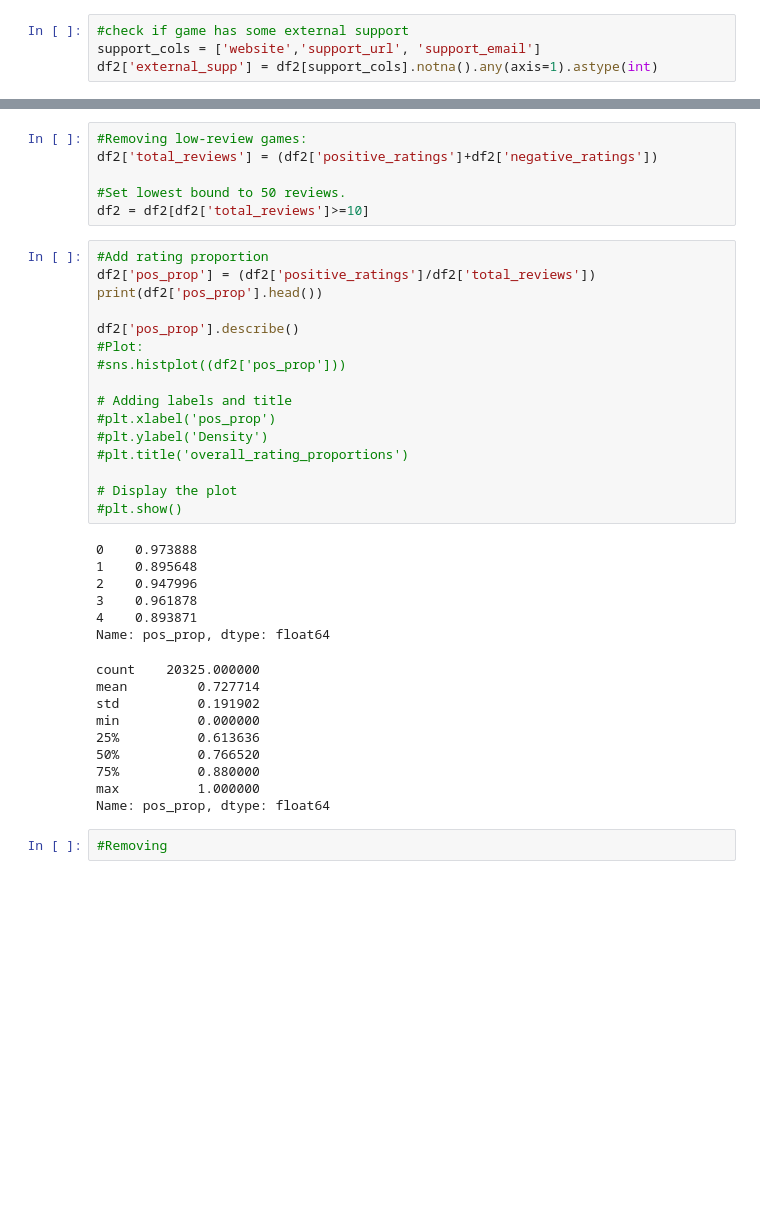
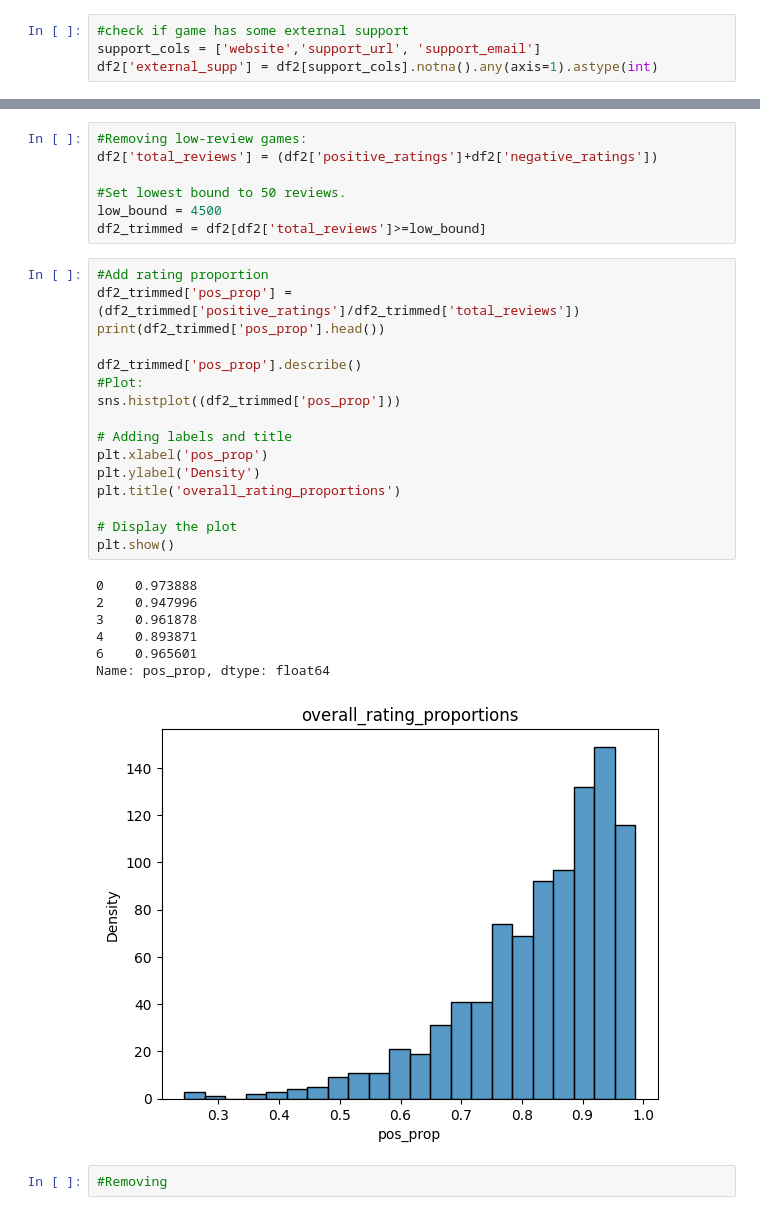
Before and after one commit to LuminousFirefly/game_success_prediction, a Jupyter notebook: cleaning.ipynb, the cells around one changed output, grey strips where cells are left out. Cells and saved outputs as stored; diff of their text form; blank space fills up the shorter version.

```diff
--- a/cleaning.ipynb
+++ b/cleaning.ipynb
@@ -138,39 +158,32 @@ req_df.head()
 df2['total_reviews'] = (df2['positive_ratings']+df2['negative_ratings'])
 
 #Set lowest bound to 50 reviews.
-df2 = df2[df2['total_reviews']>=10]
+low_bound = 4500
+df2_trimmed = df2[df2['total_reviews']>=low_bound]
 # %%
 #Add rating proportion
-df2['pos_prop'] = (df2['positive_ratings']/df2['total_reviews'])
-print(df2['pos_prop'].head())
+df2_trimmed['pos_prop'] = (df2_trimmed['positive_ratings']/df2_trimmed['total_reviews'])
+print(df2_trimmed['pos_prop'].head())
 
-df2['pos_prop'].describe()
+df2_trimmed['pos_prop'].describe()
 #Plot:
-#sns.histplot((df2['pos_prop']))
+sns.histplot((df2_trimmed['pos_prop']))
 
 # Adding labels and title
-#plt.xlabel('pos_prop')
-#plt.ylabel('Density')
-#plt.title('overall_rating_proportions')
+plt.xlabel('pos_prop')
+plt.ylabel('Density')
+plt.title('overall_rating_proportions')
 
 # Display the plot
-#plt.show()
+plt.show()
 # %% [output]
 0    0.973888
-1    0.895648
 2    0.947996
 3    0.961878
 4    0.893871
+6    0.965601
 Name: pos_prop, dtype: float64
-count    20325.000000
-mean         0.727714
-std          0.191902
-min          0.000000
-25%          0.613636
-50%          0.766520
-75%          0.880000
-max          1.000000
-Name: pos_prop, dtype: float64
+[figure, added]
 # %%
 #Removing
 # %%
```
Also changed, not shown: parts of 3 cells of this notebook, 1 other file.
